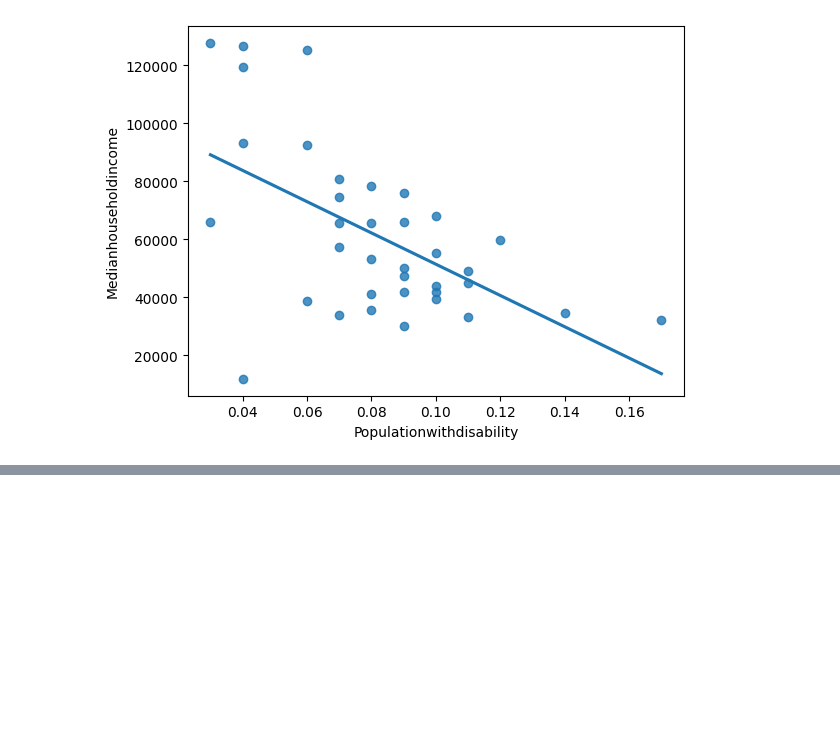
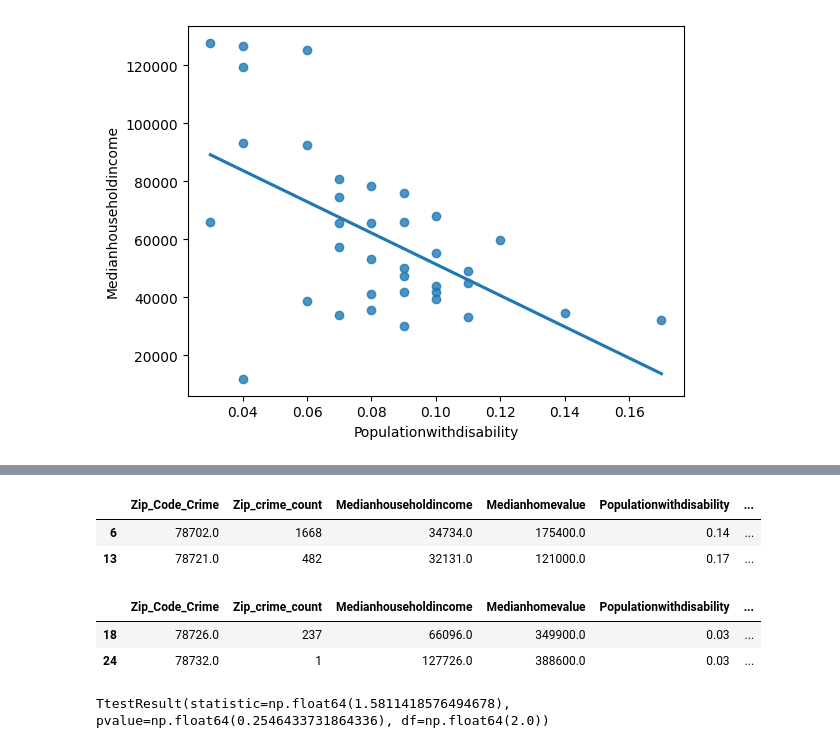
Before and after one commit to beaumartin25/cs5830_project2, a Jupyter notebook: project2.ipynb, the cells around one changed output, grey strips where cells are left out. Cells and saved outputs as stored; diff of their text form; code cells hidden in the pictures; blank space fills up the shorter version.

Commit message:
ttest

```diff
--- a/project2.ipynb
+++ b/project2.ipynb
@@ -182,7 +159,3 @@ display(stats.pearsonr(crime_zip_info.Medianhouseholdincome, crime_zip_info.Popu
 # %% [output]
 PearsonRResult(statistic=np.float64(-0.554503184408499), pvalue=np.float64(0.0004492869012024446))
 [figure]
-# %%
-crime_zip_info['Medianhomevalue'] = crime_zip_info['Medianhomevalue'].replace({'\$': '', ',': ''}, regex=True).astype(float)
-sns.regplot(x='Medianhomevalue', y='Medianhouseholdincome', data=crime_zip_info, ci=None)
-#display(stats.pearsonr(crime_zip_info.Medianhouseholdincome, crime_zip_info.Medianhomevalue	))
@@ -191,0 +164,18 @@ sns.regplot(x='Medianhomevalue', y='Medianhouseholdincome', data=crime_zip_info,
+# %%
+highest_disability = crime_zip_info[crime_zip_info['Populationwithdisability'] >= 0.14 ]
+highest_disability
+# %% [output]
+|  | Zip_Code_Crime | Zip_crime_count | Medianhouseholdincome | Medianhomevalue | Populationwithdisability | ... |
+| 6 | 78702.0 | 1668 | 34734.0 | 175400.0 | 0.14 | ... |
+| 13 | 78721.0 | 482 | 32131.0 | 121000.0 | 0.17 | ... |
+# %%
+lowest_disability = crime_zip_info[crime_zip_info['Populationwithdisability'] <= 0.03]
+lowest_disability
+# %% [output]
+|  | Zip_Code_Crime | Zip_crime_count | Medianhouseholdincome | Medianhomevalue | Populationwithdisability | ... |
+| 18 | 78726.0 | 237 | 66096.0 | 349900.0 | 0.03 | ... |
+| 24 | 78732.0 | 1 | 127726.0 | 388600.0 | 0.03 | ... |
+# %%
+display(stats.ttest_ind(highest_disability.Zip_crime_count, lowest_disability.Zip_crime_count))
+# %% [output]
+TtestResult(statistic=np.float64(1.5811418576494678), pvalue=np.float64(0.2546433731864336), df=np.float64(2.0))
```
Also changed, not shown: parts of 6 cells of this notebook.
